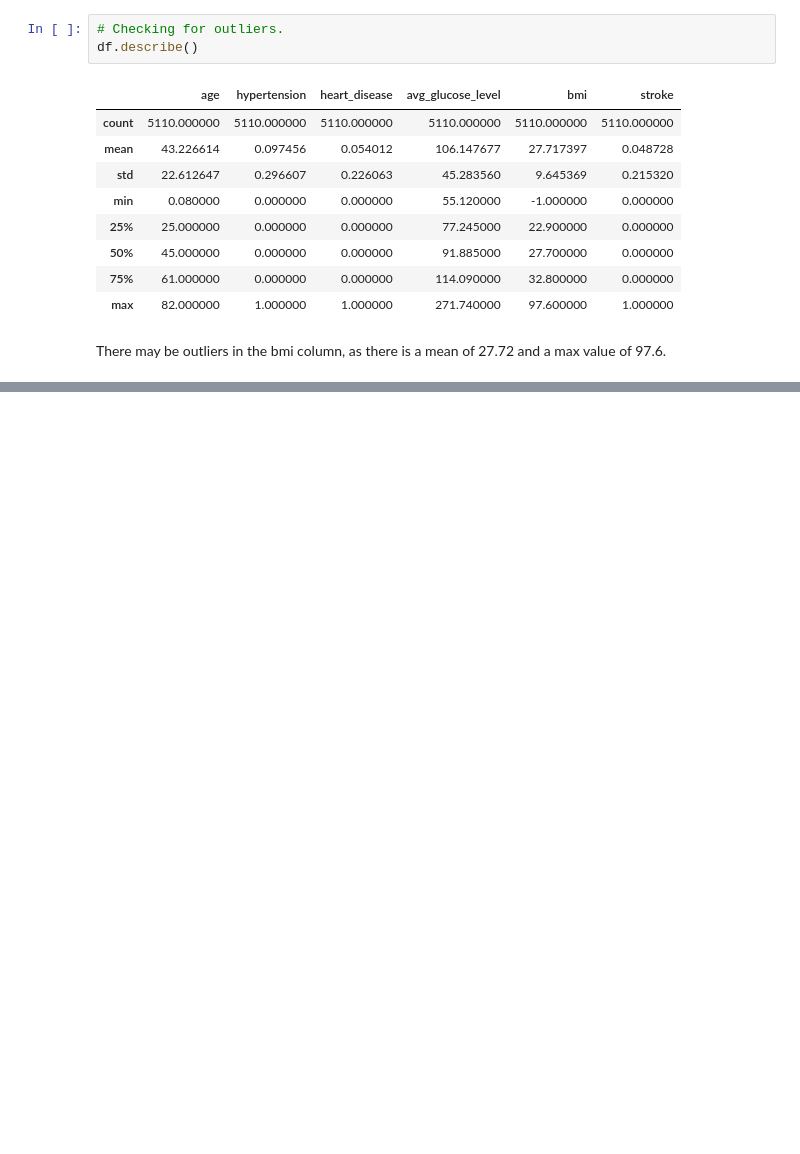
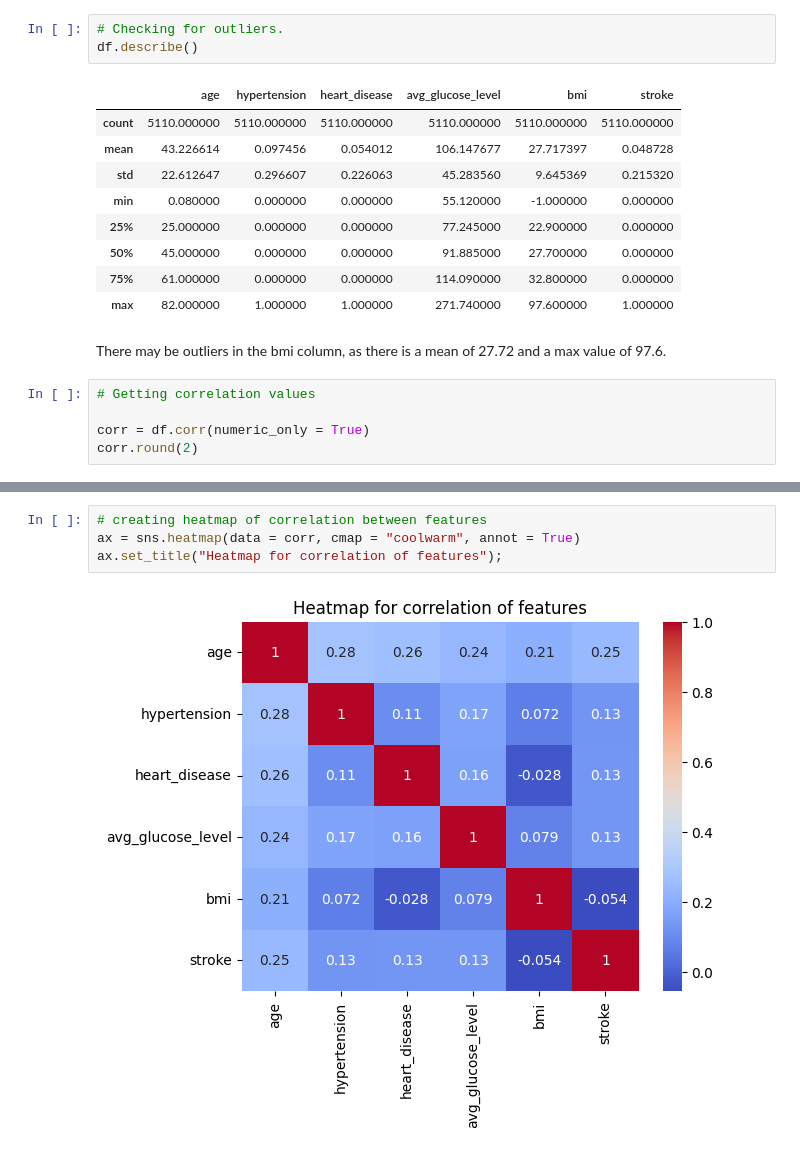
Before and after one commit to JaimeRoss/Data-Science, a Jupyter notebook: project2.ipynb, the cells around one changed output, grey strips where cells are left out. Saved outputs shown, nothing was run; the diff lists cells and outputs as text; blank space fills up the shorter version.

```diff
--- a/project2.ipynb
+++ b/project2.ipynb
@@ -232,3 +232,8 @@ df.describe()
 | max | 82.000000 | 1.000000 | 1.000000 | 271.740000 | 97.600000 | 1.000000 |
 # %% [markdown]
 There may be outliers in the bmi column, as there is a mean of 27.72 and a max value of 97.6.
+# %%
+# Getting correlation values
+
+corr = df.corr(numeric_only = True)
+corr.round(2)
@@ -234,0 +248,6 @@ There may be outliers in the bmi column, as there is a mean of 27.72 and a max v
+# %%
+# creating heatmap of correlation between features
+ax = sns.heatmap(data = corr, cmap = "coolwarm", annot = True)
+ax.set_title("Heatmap for correlation of features");
+# %% [output]
+[figure, added]
```
Also changed, not shown: parts of 17 cells of this notebook.
